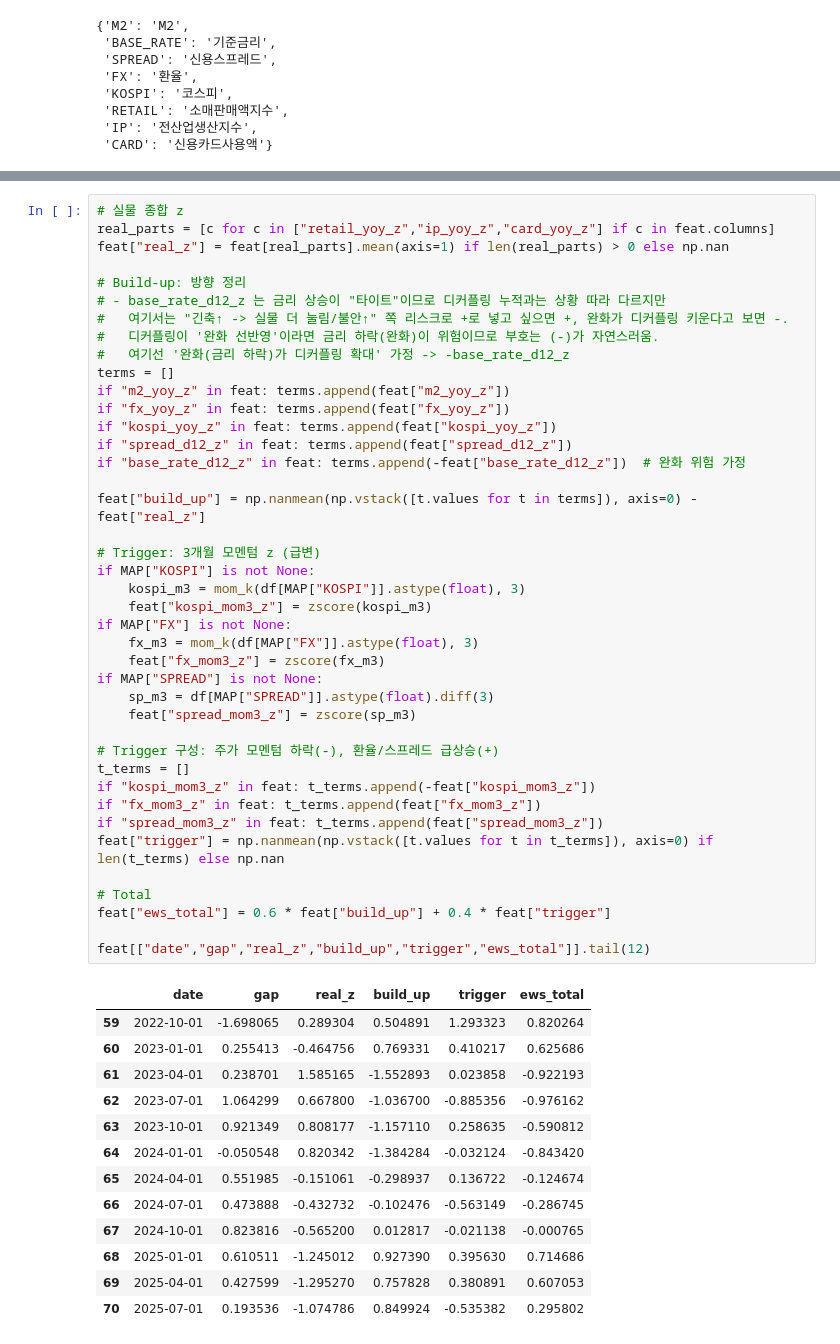
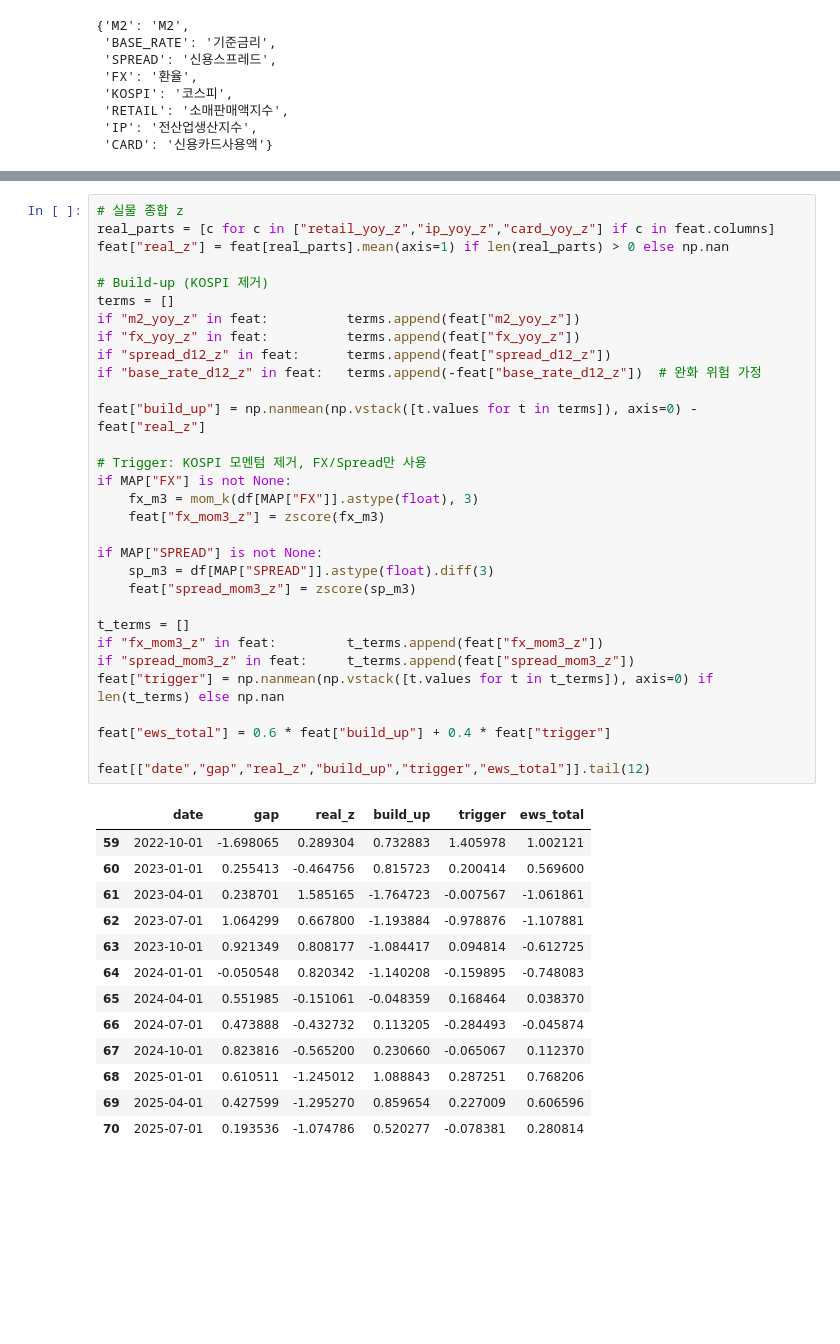
Before and after one commit to yoonsung1/final-project, a Jupyter notebook: 윤성/04_조기경보.ipynb, the cells around one changed output, grey strips where cells are left out. Drawn from its saved outputs; the diff is of its cells as text; blank space fills up the shorter version.

```diff
--- a/윤성/04_조기경보.ipynb
+++ b/윤성/04_조기경보.ipynb
@@ -221,56 +216,46 @@ feat.tail(15)
 # %%
 # 실물 종합 z
 real_parts = [c for c in ["retail_yoy_z","ip_yoy_z","card_yoy_z"] if c in feat.columns]
 feat["real_z"] = feat[real_parts].mean(axis=1) if len(real_parts) > 0 else np.nan
 
-# Build-up: 방향 정리
-# - base_rate_d12_z 는 금리 상승이 "타이트"이므로 디커플링 누적과는 상황 따라 다르지만
-#   여기서는 "긴축↑ -> 실물 더 눌림/불안↑" 쪽 리스크로 +로 넣고 싶으면 +, 완화가 디커플링 키운다고 보면 -.
-#   디커플링이 '완화 선반영'이라면 금리 하락(완화)이 위험이므로 부호는 (-)가 자연스러움.
-#   여기선 '완화(금리 하락)가 디커플링 확대' 가정 -> -base_rate_d12_z
+# Build-up (KOSPI 제거)
 terms = []
-if "m2_yoy_z" in feat: terms.append(feat["m2_yoy_z"])
-if "fx_yoy_z" in feat: terms.append(feat["fx_yoy_z"])
-if "kospi_yoy_z" in feat: terms.append(feat["kospi_yoy_z"])
-if "spread_d12_z" in feat: terms.append(feat["spread_d12_z"])
-if "base_rate_d12_z" in feat: terms.append(-feat["base_rate_d12_z"])  # 완화 위험 가정
+if "m2_yoy_z" in feat:          terms.append(feat["m2_yoy_z"])
+if "fx_yoy_z" in feat:          terms.append(feat["fx_yoy_z"])
+if "spread_d12_z" in feat:      terms.append(feat["spread_d12_z"])
+if "base_rate_d12_z" in feat:   terms.append(-feat["base_rate_d12_z"])  # 완화 위험 가정
 
 feat["build_up"] = np.nanmean(np.vstack([t.values for t in terms]), axis=0) - feat["real_z"]
 
-# Trigger: 3개월 모멘텀 z (급변)
-if MAP["KOSPI"] is not None:
-    kospi_m3 = mom_k(df[MAP["KOSPI"]].astype(float), 3)
-    feat["kospi_mom3_z"] = zscore(kospi_m3)
+# Trigger: KOSPI 모멘텀 제거, FX/Spread만 사용
 if MAP["FX"] is not None:
     fx_m3 = mom_k(df[MAP["FX"]].astype(float), 3)
     feat["fx_mom3_z"] = zscore(fx_m3)
+
 if MAP["SPREAD"] is not None:
     sp_m3 = df[MAP["SPREAD"]].astype(float).diff(3)
     feat["spread_mom3_z"] = zscore(sp_m3)
 
-# Trigger 구성: 주가 모멘텀 하락(-), 환율/스프레드 급상승(+)
 t_terms = []
-if "kospi_mom3_z" in feat: t_terms.append(-feat["kospi_mom3_z"])
-if "fx_mom3_z" in feat: t_terms.append(feat["fx_mom3_z"])
-if "spread_mom3_z" in feat: t_terms.append(feat["spread_mom3_z"])
+if "fx_mom3_z" in feat:         t_terms.append(feat["fx_mom3_z"])
+if "spread_mom3_z" in feat:     t_terms.append(feat["spread_mom3_z"])
 feat["trigger"] = np.nanmean(np.vstack([t.values for t in t_terms]), axis=0) if len(t_terms) else np.nan
 
-# Total
 feat["ews_total"] = 0.6 * feat["build_up"] + 0.4 * feat["trigger"]
 
 feat[["date","gap","real_z","build_up","trigger","ews_total"]].tail(12)
 # %% [output]
 |  | date | gap | real_z | build_up | trigger | ews_total |
-| 59 | 2022-10-01 | -1.698065 | 0.289304 | 0.504891 | 1.293323 | 0.820264 |
-| 60 | 2023-01-01 | 0.255413 | -0.464756 | 0.769331 | 0.410217 | 0.625686 |
-| 61 | 2023-04-01 | 0.238701 | 1.585165 | -1.552893 | 0.023858 | -0.922193 |
-| 62 | 2023-07-01 | 1.064299 | 0.667800 | -1.036700 | -0.885356 | -0.976162 |
-| 63 | 2023-10-01 | 0.921349 | 0.808177 | -1.157110 | 0.258635 | -0.590812 |
-| 64 | 2024-01-01 | -0.050548 | 0.820342 | -1.384284 | -0.032124 | -0.843420 |
-| 65 | 2024-04-01 | 0.551985 | -0.151061 | -0.298937 | 0.136722 | -0.124674 |
-| 66 | 2024-07-01 | 0.473888 | -0.432732 | -0.102476 | -0.563149 | -0.286745 |
-| 67 | 2024-10-01 | 0.823816 | -0.565200 | 0.012817 | -0.021138 | -0.000765 |
-| 68 | 2025-01-01 | 0.610511 | -1.245012 | 0.927390 | 0.395630 | 0.714686 |
-| 69 | 2025-04-01 | 0.427599 | -1.295270 | 0.757828 | 0.380891 | 0.607053 |
-| 70 | 2025-07-01 | 0.193536 | -1.074786 | 0.849924 | -0.535382 | 0.295802 |
+| 59 | 2022-10-01 | -1.698065 | 0.289304 | 0.732883 | 1.405978 | 1.002121 |
+| 60 | 2023-01-01 | 0.255413 | -0.464756 | 0.815723 | 0.200414 | 0.569600 |
+| 61 | 2023-04-01 | 0.238701 | 1.585165 | -1.764723 | -0.007567 | -1.061861 |
+| 62 | 2023-07-01 | 1.064299 | 0.667800 | -1.193884 | -0.978876 | -1.107881 |
+| 63 | 2023-10-01 | 0.921349 | 0.808177 | -1.084417 | 0.094814 | -0.612725 |
+| 64 | 2024-01-01 | -0.050548 | 0.820342 | -1.140208 | -0.159895 | -0.748083 |
+| 65 | 2024-04-01 | 0.551985 | -0.151061 | -0.048359 | 0.168464 | 0.038370 |
+| 66 | 2024-07-01 | 0.473888 | -0.432732 | 0.113205 | -0.284493 | -0.045874 |
+| 67 | 2024-10-01 | 0.823816 | -0.565200 | 0.230660 | -0.065067 | 0.112370 |
+| 68 | 2025-01-01 | 0.610511 | -1.245012 | 1.088843 | 0.287251 | 0.768206 |
+| 69 | 2025-04-01 | 0.427599 | -1.295270 | 0.859654 | 0.227009 | 0.606596 |
+| 70 | 2025-07-01 | 0.193536 | -1.074786 | 0.520277 | -0.078381 | 0.280814 |
 # %%
```
Also changed, not shown: parts of 14 cells of this notebook, 5 other files.
